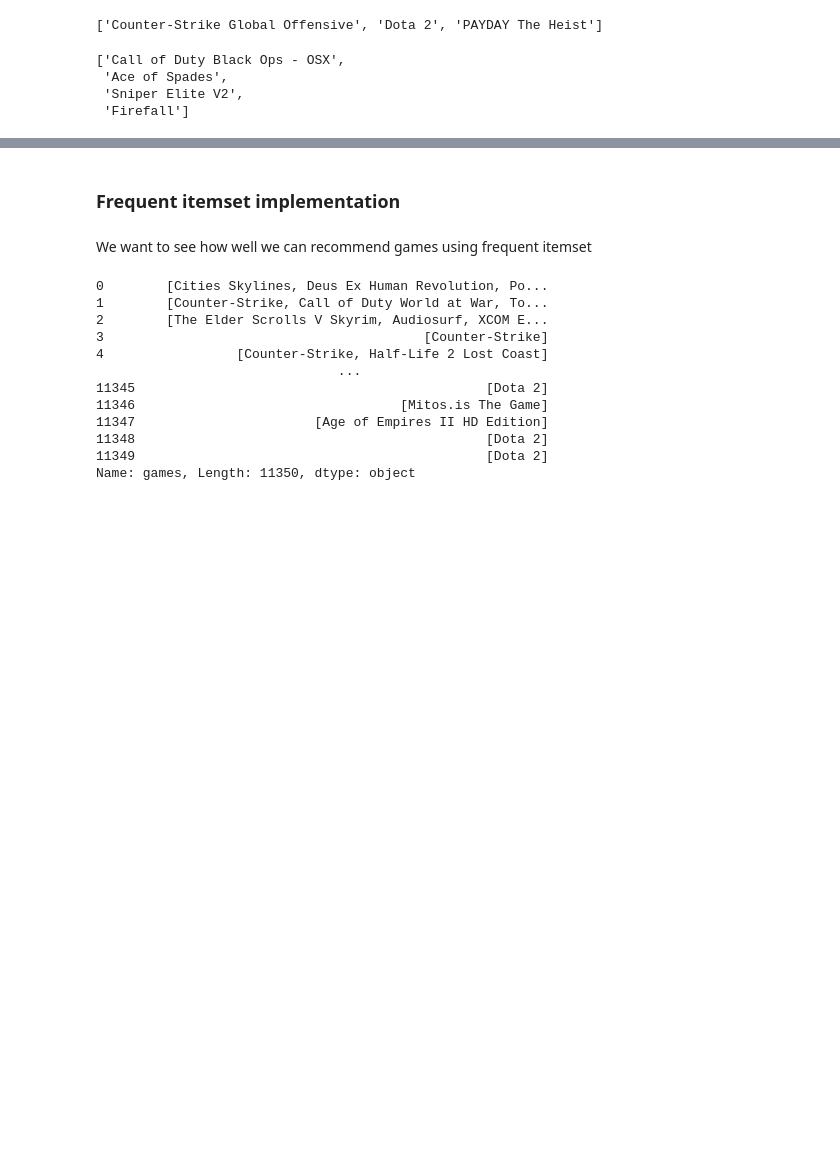
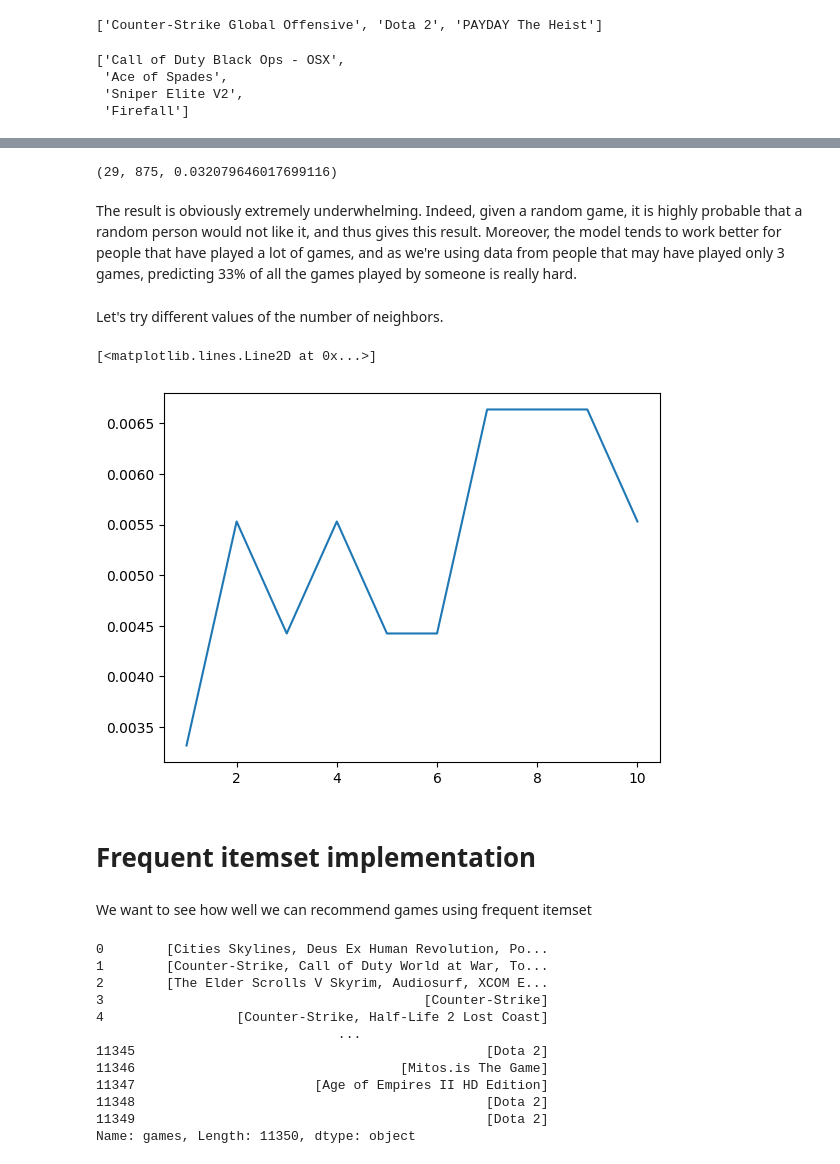
Before and after one commit to Vbardusco/sd201-steam-recommendations, a Jupyter notebook: project_steam.ipynb, the cells around one changed output, grey strips where cells are left out. Saved outputs shown, nothing was run; the diff lists cells and outputs as text; code cells hidden in the pictures; blank space fills up the shorter version.

```diff
--- a/project_steam.ipynb
+++ b/project_steam.ipynb
@@ -676,0 +716,6 @@ recommendations(encoded_player, neigh, y_train)
+# %%
+#And encode them
+likeness_games_encoded = likeness_games.apply(pd.Series)
+#Replace NaN values by 0 : a game not in the dict has never been played
+likeness_games_encoded = likeness_games_encoded.fillna(0)
+likeness_games_encoded = likeness_games_encoded.reindex(sorted(likeness_games_encoded.columns),axis=1)
@@ -676,0 +883,3 @@ recommendations(encoded_player, neigh, y_train)
+# %%
+SPM = SteamPredictionModel(5)
+SPM.fit(played_dict_3)
@@ -676,0 +932,4 @@ recommendations(encoded_player, neigh, y_train)
+# %%
+#Create and fit the model
+SPM = SteamPredictionModel(5)
+SPM.fit(X_train)
@@ -677,5 +963,48 @@ recommendations(encoded_player, neigh, y_train)
+# %%
+true_positives, false_positives, precision
+# %% [output]
+(29, 875, 0.032079646017699116)
+# %% [markdown]
+The result is obviously extremely underwhelming. Indeed, given a random game, it is highly probable that a random person would not like it, and thus gives this result. Moreover, the model tends to work better for people that have played a lot of games, and as we're using data from people that may have played only 3 games, predicting 33% of all the games played by someone is really hard.
+# %% [markdown]
+Let's try different values of the number of neighbors.
+# %%
+precisions = []
+for n in tqdm(range(1,11)):
+    #Create and fit the model
+    SPM = SteamPredictionModel(n)
+    SPM.fit(X_train)
+
+    true_positives = 0
+    false_positives = 0
+
+    for player in X_test:
+
+        player_games = len(player)
+
+        games_to_predict = int(len(player)*5/100)
+        if games_to_predict == 0:
+            games_to_predict = 1 #we remove at least one game
+
+        games_for_prediction = dict(list(player.items())[games_to_predict:])
+        games_removed = list(player.keys())[:games_to_predict]
+
+        prediction = list(SPM.predict(games_for_prediction,games_to_predict).index)
+
+        for predicted_game in prediction:
+            if predicted_game in games_removed:
+                true_positives += 1
+            else:
+                false_positives += 1
+
+    precisions.append(true_positives/(true_positives+false_positives))
+# %%
+plt.plot(range(1,11),precisions)
+# %% [output]
+[<matplotlib.lines.Line2D at 0x...>]
+[figure, added]
 # %% [markdown]
-### Frequent itemset implementation
+# Frequent itemset implementation
 # %% [markdown]
 We want to see how well we can recommend games using frequent itemset
 # %%
```
Also changed, not shown: parts of 47 cells of this notebook.
